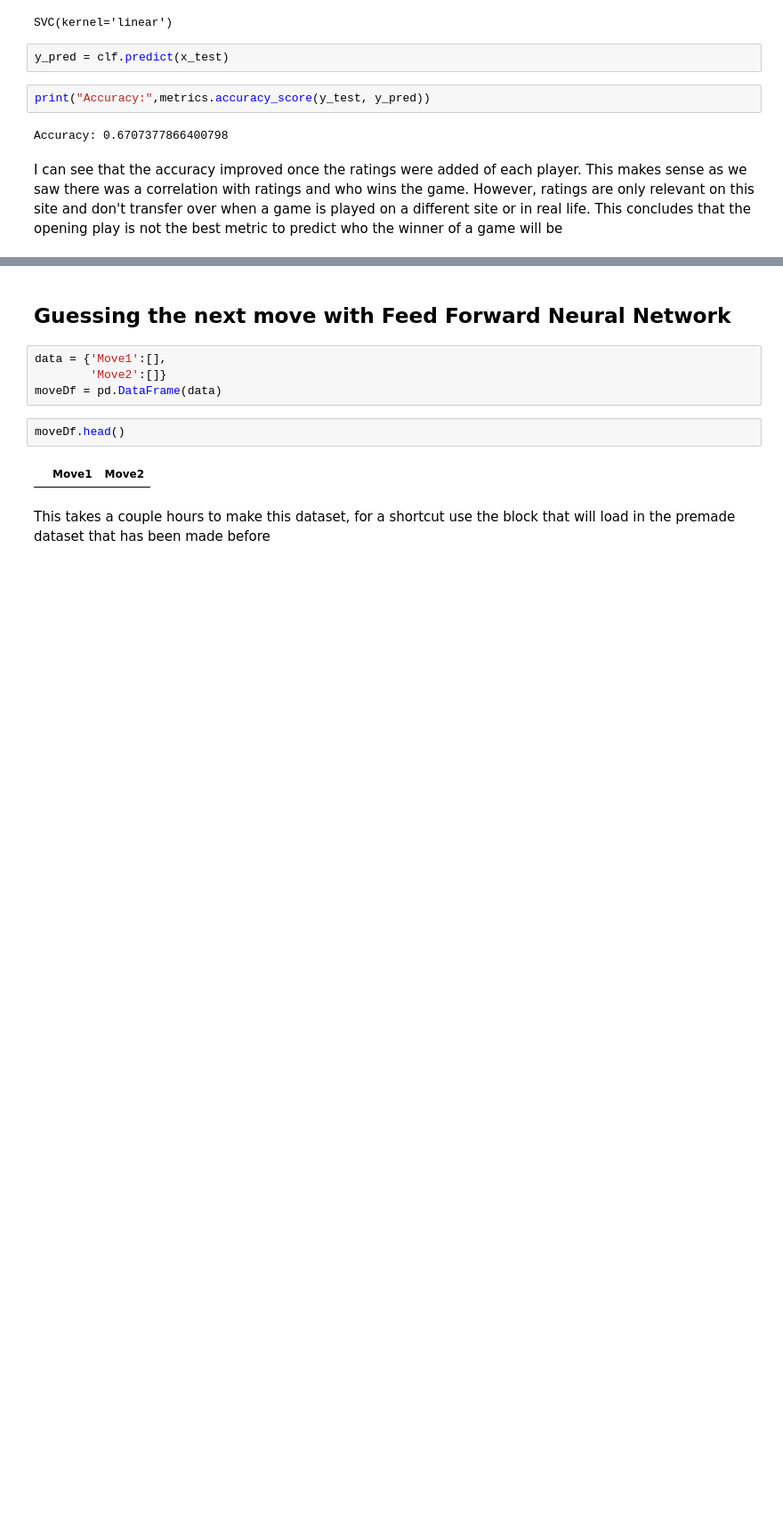
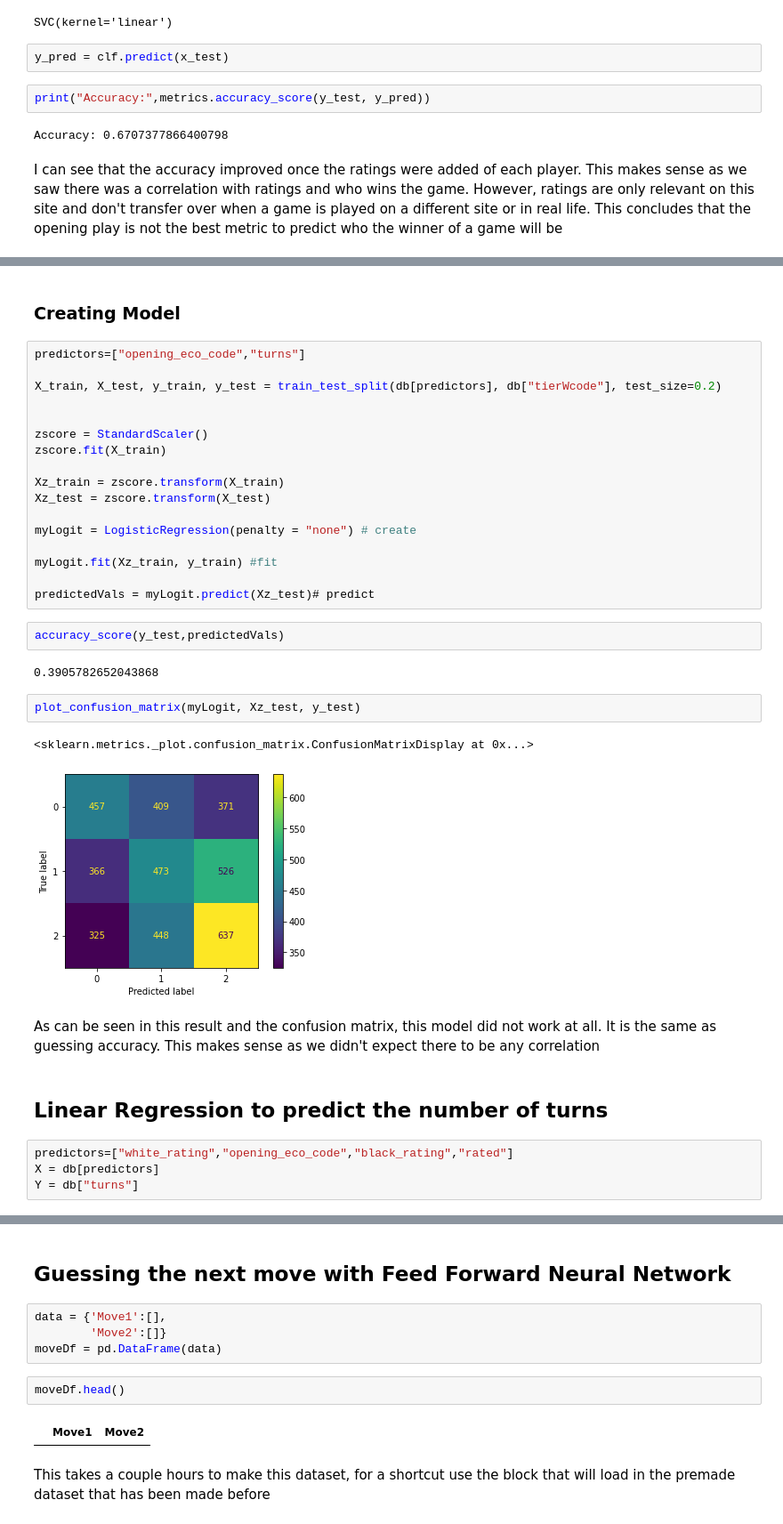
Before and after one commit to AaronShabanian/chessAnalysis, a Jupyter notebook: ChessAnalysis.ipynb, the cells around one changed output, grey strips where cells are left out. Shown: that part at 89% size. Saved outputs shown, nothing was run; the diff lists cells and outputs as text; blank space fills up the shorter version.

```diff
--- a/ChessAnalysis.ipynb
+++ b/ChessAnalysis.ipynb
@@ -176,0 +218,36 @@ I can see that the accuracy improved once the ratings were added of each player.
+# %% [markdown]
+### Creating Model
+# %%
+predictors=["opening_eco_code","turns"]
+
+X_train, X_test, y_train, y_test = train_test_split(db[predictors], db["tierWcode"], test_size=0.2)
+
+
+zscore = StandardScaler()
+zscore.fit(X_train)
+
+Xz_train = zscore.transform(X_train)
+Xz_test = zscore.transform(X_test)
+
+myLogit = LogisticRegression(penalty = "none") # create
+
+myLogit.fit(Xz_train, y_train) #fit
+
+predictedVals = myLogit.predict(Xz_test)# predict
+# %%
+accuracy_score(y_test,predictedVals)
+# %% [output]
+0.3905782652043868
+# %%
+plot_confusion_matrix(myLogit, Xz_test, y_test)
+# %% [output]
+<sklearn.metrics._plot.confusion_matrix.ConfusionMatrixDisplay at 0x...>
+[figure, added]
+# %% [markdown]
+As can be seen in this result and the confusion matrix, this model did not work at all. It is the same as guessing accuracy. This makes sense as we didn't expect there to be any correlation
+# %% [markdown]
+## Linear Regression to predict the number of turns
+# %%
+predictors=["white_rating","opening_eco_code","black_rating","rated"]
+X = db[predictors]
+Y = db["turns"]
```
Also changed, not shown: parts of 40 cells of this notebook.
